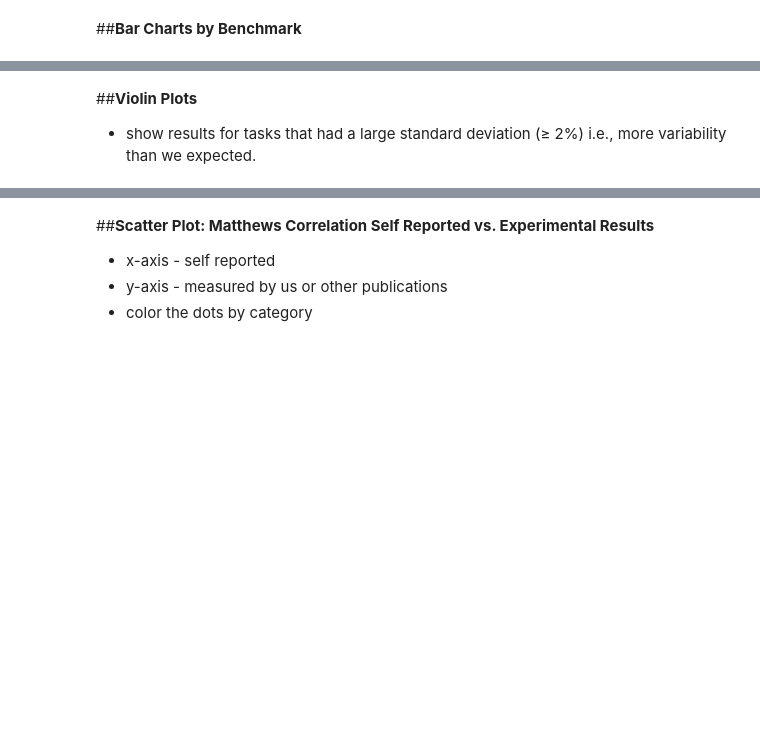
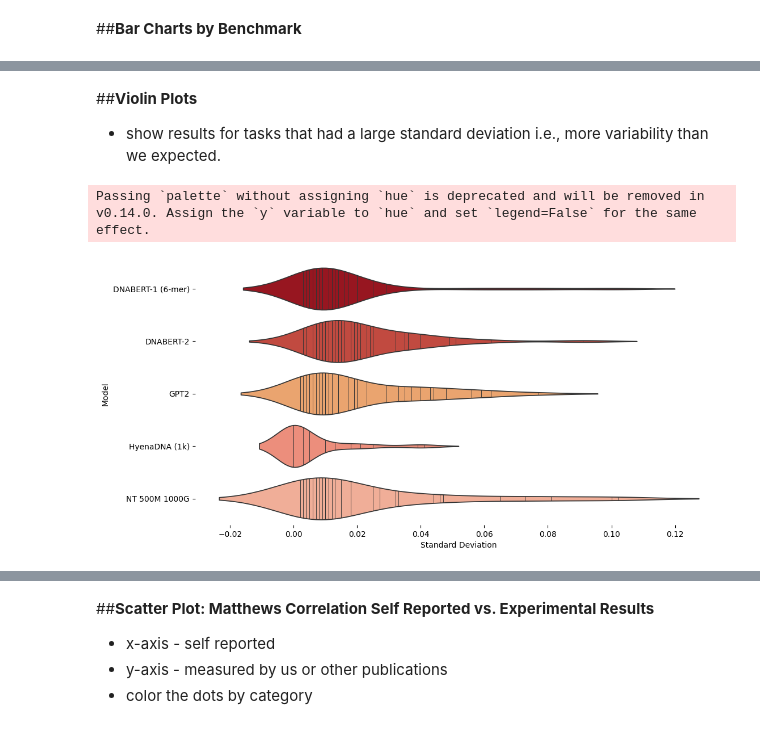
Before and after one commit to anihab/dnaTokenization, a Jupyter notebook: results.ipynb, the cells around one changed output, grey strips where cells are left out. Saved outputs shown, nothing was run; the diff lists cells and outputs as text; code cells hidden in the pictures; blank space fills up the shorter version.

```diff
--- a/results.ipynb
+++ b/results.ipynb
@@ -14,4 +14,6 @@ Mounted at /content/drive
 # %%
 # define color scheme
 colors = ['#AD000E', '#D6382B', '#FF5E49', '#FF8269', '#FFA789']
-model_color_map = {'DNABERT-1 (6-mer)': '#AD000E', 'DNABERT-2': '#D6382B', 'NT 500M 1000G': '#FF8269', 'HyenaDNA (1k)': '#FFA789'}
+colors2 = ['#AD000E', '#D6382B', '#FFA15A', '#FF8269', '#FFA789']
+colors_heatmap = ['#FFA789', '#FF8269', '#FF5E49', '#D6382B', '#AD000E']
+model_color_map = {'DNABERT-1 (6-mer)': '#AD000E', 'DNABERT-2': '#D6382B', 'GPT2': '#FFA15A', 'NT 500M 1000G': '#FF8269', 'HyenaDNA (1k)': '#FFA789'}
@@ -363,4 +319,4 @@ fig.show()
 # %% [markdown]
 ##**Violin Plots**
 
-*  show results for tasks that had a large standard deviation (≥ 2%) i.e., more variability than we expected.
+*  show results for tasks that had a large standard deviation i.e., more variability than we expected.
@@ -369 +323,22 @@ fig.show()
+# %%
+filtered = df.groupby(['model', 'task']).agg({statistic: ['mean', 'std']})
+filtered.columns = ['mean', 'std']
+filtered['mean'] = filtered['mean'].round(2)
+filtered['std'] = filtered['std'].round(3)
+filtered.reset_index(inplace=True)
+
+from matplotlib import pyplot as plt
+import seaborn as sns
+figsize = (12, 1.2 * len(filtered['model'].unique()))
+plt.figure(figsize=figsize)
+sns.violinplot(filtered, x='std', y='model', inner='stick', palette=colors2)
+sns.despine(top=True, right=True, bottom=True, left=True)
+
+plt.xlabel('Standard Deviation')
+plt.ylabel('Model')
+
+plt.show()
+# %% [output]
+Passing `palette` without assigning `hue` is deprecated and will be removed in v0.14.0. Assign the `y` variable to `hue` and set `legend=False` for the same effect.
+[figure, added]
 # %%
```
Also changed, not shown: parts of 35 cells of this notebook.
